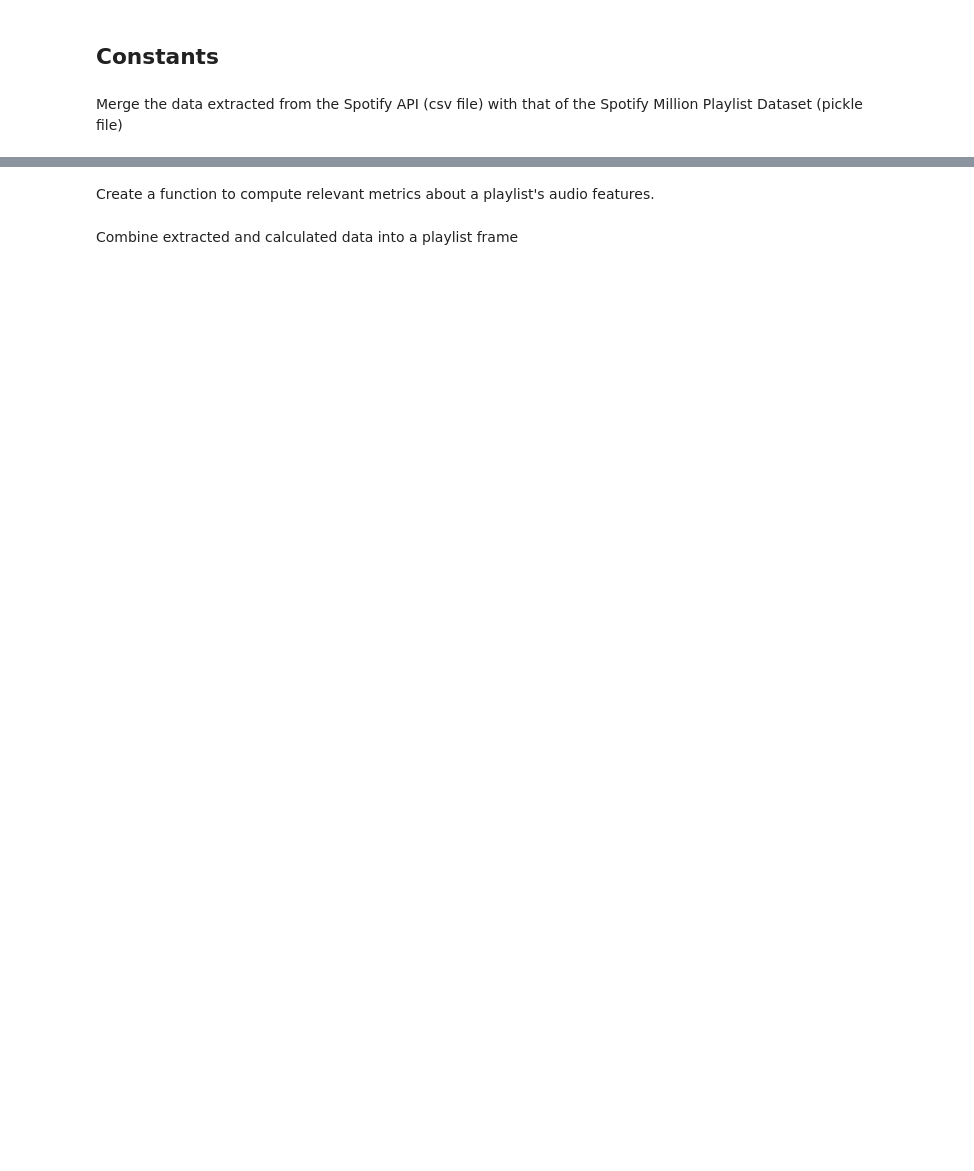
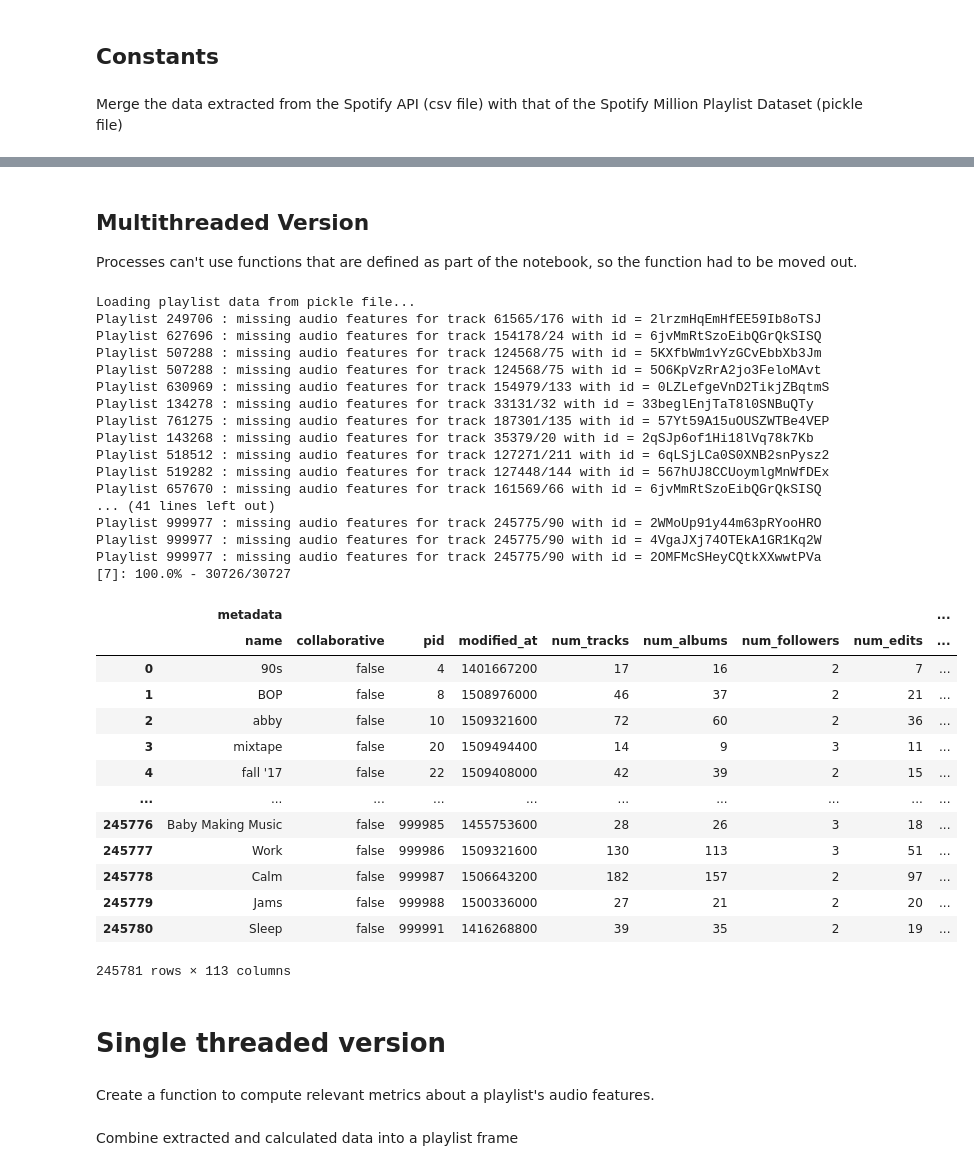
Before and after one commit to laustam/spotifeature, a Jupyter notebook: notebooks/data_merging.ipynb, the cells around one changed output, grey strips where cells are left out. Cells and saved outputs as stored; diff of their text form; code cells hidden in the pictures; blank space fills up the shorter version.

Commit message:
feat: multithreaded version [Dirty]

```diff
--- a/notebooks/data_merging.ipynb
+++ b/notebooks/data_merging.ipynb
@@ -37,0 +38,74 @@ display(audio_features)
+# %% [markdown]
+## Multithreaded Version
+
+Processes can't use functions that are defined as part of the notebook, so the function had to be moved out.
+# %%
+import pickle
+from multiprocessing import Pool
+from process_playlists import get_playlist_metrics, process_playlists
+
+num_processes = 8
+results = []
+
+playlist_list_path = os.path.join(DIR_DATA_PROCESSED, "playlists" + str(PLAYLIST_COUNT) + ".pkl")
+
+print("Loading playlist data from pickle file...")
+with open(playlist_list_path, "rb") as fin:
+    playlist_data = pickle.load(fin)
+
+
+pool = Pool(processes=num_processes)
+playlists_per_process = len(playlist_data) // num_processes
+processes = []
+
+for i in range(num_processes):
+    start_index = i * playlists_per_process
+    end_index = (i + 1) * playlists_per_process
+
+    if i == num_processes - 1:
+        end_index = len(playlist_data)
+
+    process = pool.apply_async(process_playlists, args=(playlist_data, audio_features, start_index, end_index, i))
+    processes.append(process)
+
+for process in processes:
+    result = process.get()
+    results.append(result)
+
+pool.close()
+
+# Concatenate the results
+playlists_metrics = pd.concat(results, ignore_index=True)
+display(playlists_metrics)
+# %% [output]
+Loading playlist data from pickle file...
+Playlist 249706 : missing audio features for track 61565/176 with id = 2lrzmHqEmHfEE59Ib8oTSJ
+Playlist 627696 : missing audio features for track 154178/24 with id = 6jvMmRtSzoEibQGrQkSISQ
+Playlist 507288 : missing audio features for track 124568/75 with id = 5KXfbWm1vYzGCvEbbXb3Jm
+Playlist 507288 : missing audio features for track 124568/75 with id = 5O6KpVzRrA2jo3FeloMAvt
+Playlist 630969 : missing audio features for track 154979/133 with id = 0LZLefgeVnD2TikjZBqtmS
+Playlist 134278 : missing audio features for track 33131/32 with id = 33beglEnjTaT8l0SNBuQTy
+Playlist 761275 : missing audio features for track 187301/135 with id = 57Yt59A15uOUSZWTBe4VEP
+Playlist 143268 : missing audio features for track 35379/20 with id = 2qSJp6of1Hi18lVq78k7Kb
+Playlist 518512 : missing audio features for track 127271/211 with id = 6qLSjLCa0S0XNB2snPysz2
+Playlist 519282 : missing audio features for track 127448/144 with id = 567hUJ8CCUoymlgMnWfDEx
+Playlist 657670 : missing audio features for track 161569/66 with id = 6jvMmRtSzoEibQGrQkSISQ
+... (41 lines left out)
+Playlist 999977 : missing audio features for track 245775/90 with id = 2WMoUp91y44m63pRYooHRO
+Playlist 999977 : missing audio features for track 245775/90 with id = 4VgaJXj74OTEkA1GR1Kq2W
+Playlist 999977 : missing audio features for track 245775/90 with id = 2OMFMcSHeyCQtkXXwwtPVa
+[7]: 100.0% - 30726/30727
+|  | metadata |  |  |  |  |  |  |  | ... |
+|  | name | collaborative | pid | modified_at | num_tracks | num_albums | num_followers | num_edits | ... |
+| 0 | 90s | false | 4 | 1401667200 | 17 | 16 | 2 | 7 | ... |
+| 1 | BOP | false | 8 | 1508976000 | 46 | 37 | 2 | 21 | ... |
+| 2 | abby | false | 10 | 1509321600 | 72 | 60 | 2 | 36 | ... |
+| 3 | mixtape | false | 20 | 1509494400 | 14 | 9 | 3 | 11 | ... |
+| 4 | fall '17 | false | 22 | 1509408000 | 42 | 39 | 2 | 15 | ... |
+| ... | ... | ... | ... | ... | ... | ... | ... | ... | ... |
+| 245776 | Baby Making Music | false | 999985 | 1455753600 | 28 | 26 | 3 | 18 | ... |
+| 245777 | Work | false | 999986 | 1509321600 | 130 | 113 | 3 | 51 | ... |
+| 245778 | Calm | false | 999987 | 1506643200 | 182 | 157 | 2 | 97 | ... |
+| 245779 | Jams | false | 999988 | 1500336000 | 27 | 21 | 2 | 20 | ... |
+| 245780 | Sleep | false | 999991 | 1416268800 | 39 | 35 | 2 | 19 | ... |
+245781 rows × 113 columns
@@ -38,3 +115,5 @@ display(audio_features)
+# %% [markdown]
+# Single threaded version
 # %% [markdown]
 Create a function to compute relevant metrics about a playlist's audio features.
 # %%
```
Also changed, not shown: parts of 4 cells of this notebook, 1 other file.
